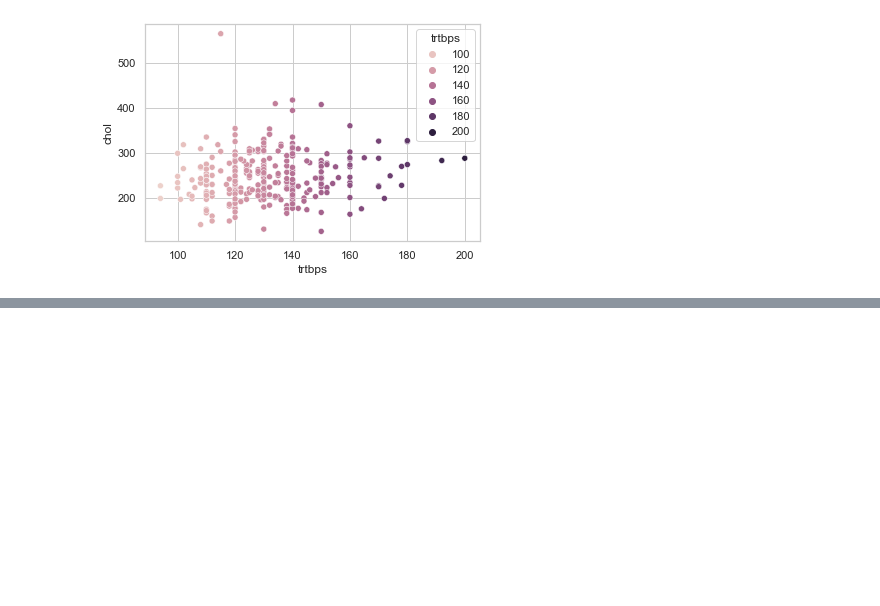
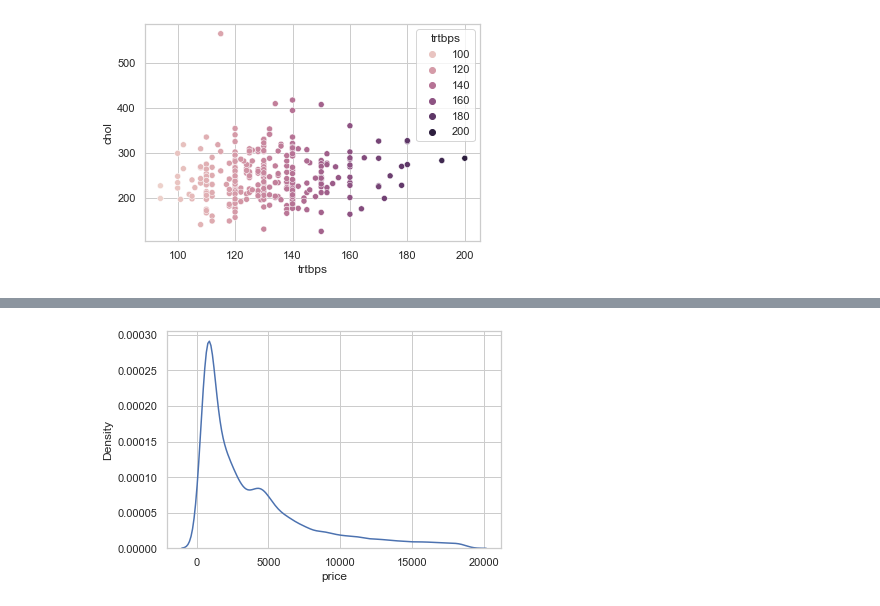
Before and after one commit to hrithikmallick/Basic_DataScience_learing, a Jupyter notebook: SeaBorn/firstSeaVisual.ipynb, the cells around one changed output, grey strips where cells are left out. Drawn from its saved outputs; the diff is of its cells as text; code cells hidden in the pictures; blank space fills up the shorter version.

```diff
--- a/SeaBorn/firstSeaVisual.ipynb
+++ b/SeaBorn/firstSeaVisual.ipynb
@@ -144,0 +165,6 @@ plt.show()
+# %%
+
+sns.distplot(diamondData["price"], hist=False)
+plt.show()
+# %% [output]
+[figure, added]
```
Also changed, not shown: parts of 24 cells of this notebook, 1 other file.
